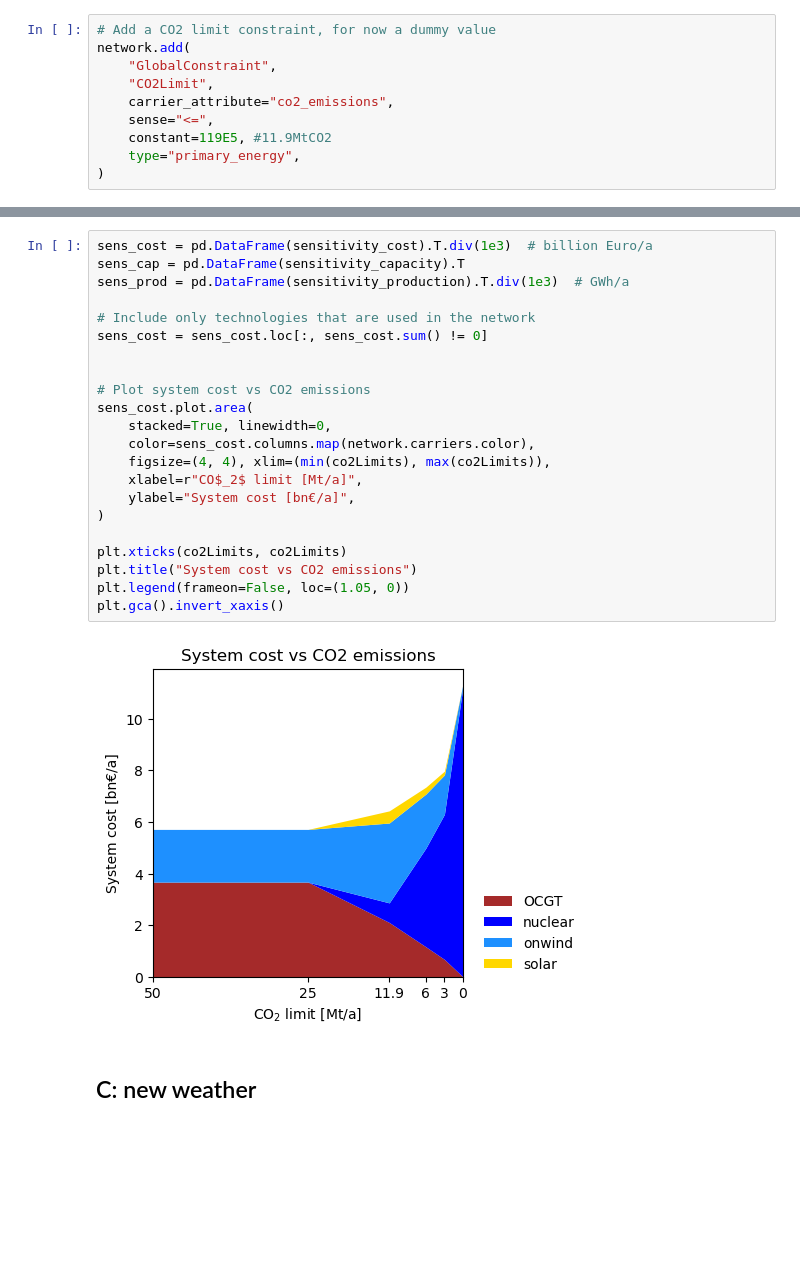
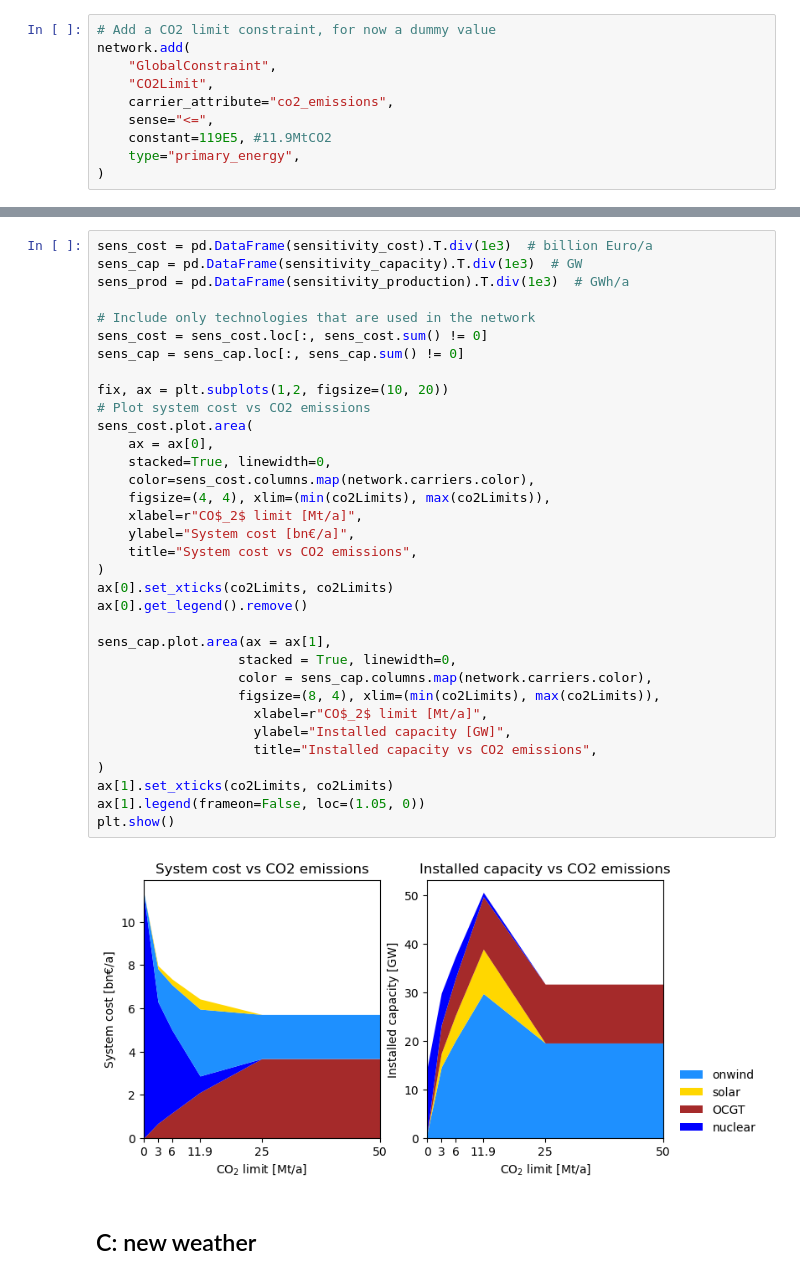
Before and after one commit to NicolineSimoneDTU/Integrated_Project, a Jupyter notebook: project.ipynb, the cells around one changed output, grey strips where cells are left out. Saved outputs shown, nothing was run; the diff lists cells and outputs as text; blank space fills up the shorter version.

Commit message:
Cleaned up some code and edited plots

```diff
--- a/project.ipynb
+++ b/project.ipynb
@@ -281,27 +282,39 @@ INFO:gurobipy:obj: 113887 rows, 52566 columns, 232497 nonzeros
 # %%
 sens_cost = pd.DataFrame(sensitivity_cost).T.div(1e3)  # billion Euro/a
-sens_cap = pd.DataFrame(sensitivity_capacity).T
+sens_cap = pd.DataFrame(sensitivity_capacity).T.div(1e3)  # GW
 sens_prod = pd.DataFrame(sensitivity_production).T.div(1e3)  # GWh/a
 
 # Include only technologies that are used in the network
 sens_cost = sens_cost.loc[:, sens_cost.sum() != 0]
+sens_cap = sens_cap.loc[:, sens_cap.sum() != 0]
 
-
+fix, ax = plt.subplots(1,2, figsize=(10, 20))
 # Plot system cost vs CO2 emissions
 sens_cost.plot.area(
+    ax = ax[0],
     stacked=True, linewidth=0,
     color=sens_cost.columns.map(network.carriers.color),
     figsize=(4, 4), xlim=(min(co2Limits), max(co2Limits)),
     xlabel=r"CO$_2$ limit [Mt/a]",
     ylabel="System cost [bn€/a]",
+    title="System cost vs CO2 emissions",
 )
+ax[0].set_xticks(co2Limits, co2Limits)
+ax[0].get_legend().remove()
 
-plt.xticks(co2Limits, co2Limits)
-plt.title("System cost vs CO2 emissions")
-plt.legend(frameon=False, loc=(1.05, 0))
-plt.gca().invert_xaxis()
+sens_cap.plot.area(ax = ax[1],
+                  stacked = True, linewidth=0,
+                  color = sens_cap.columns.map(network.carriers.color),
+                  figsize=(8, 4), xlim=(min(co2Limits), max(co2Limits)),
+                    xlabel=r"CO$_2$ limit [Mt/a]",
+                    ylabel="Installed capacity [GW]",
+                    title="Installed capacity vs CO2 emissions",
+)
+ax[1].set_xticks(co2Limits, co2Limits)
+ax[1].legend(frameon=False, loc=(1.05, 0))
+plt.show()
 # %% [output]
-[figure, old version]
+[figure, new version]
 # %% [markdown]
 ## C: new weather
 # %%
```
Also changed, not shown: parts of 12 cells of this notebook.
